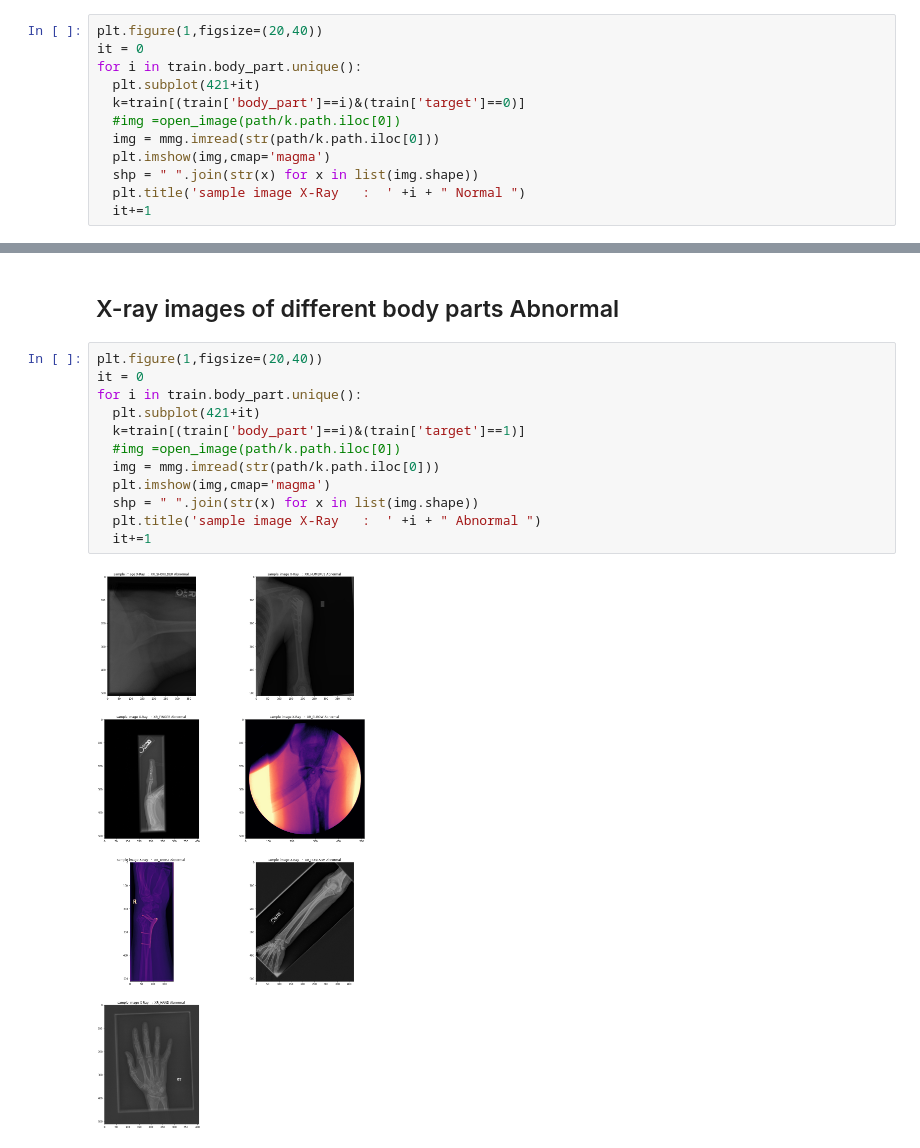
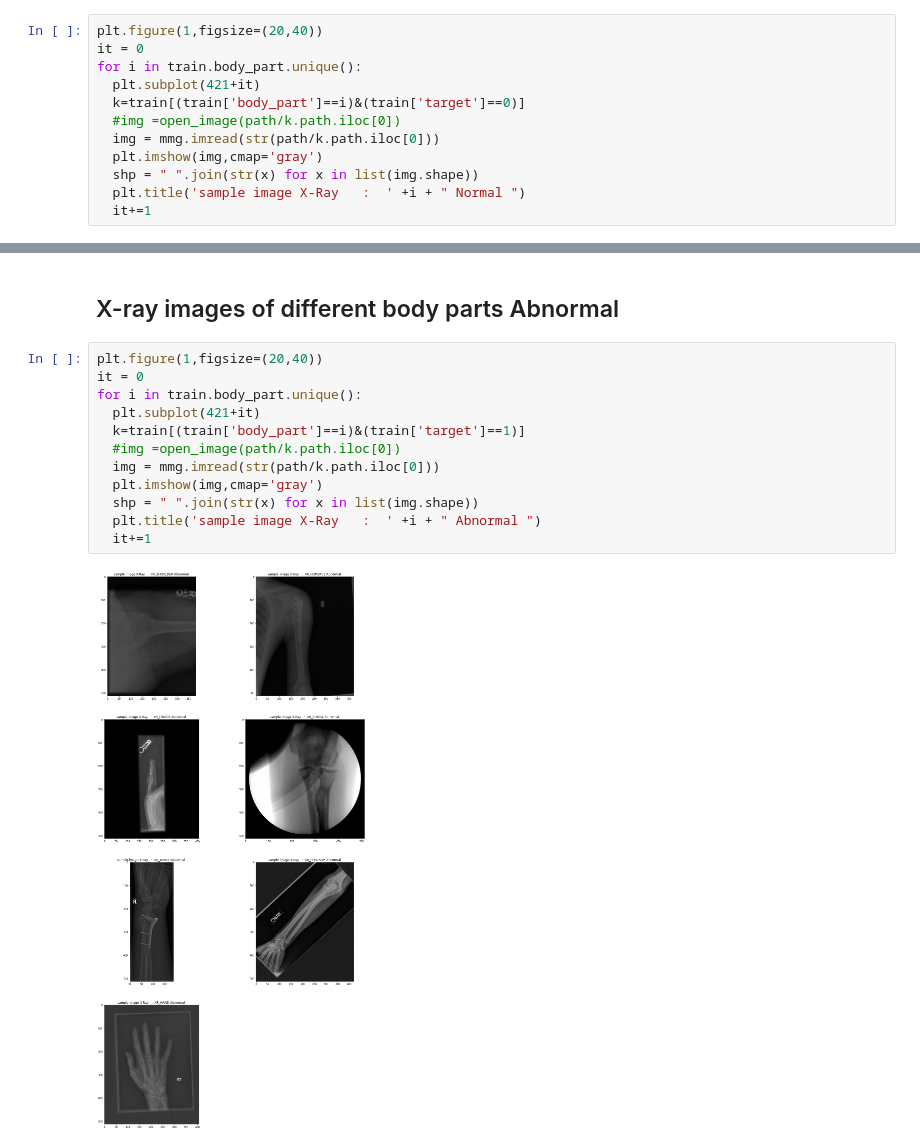
Before and after one commit to shadab4150/Mura-Stanford-Bone-Xray-abnormalities-detection, a Jupyter notebook: file_processing_mura_stanford_bone_abnormalities_kappa.ipynb, the cells around one changed output, grey strips where cells are left out. Cells and saved outputs as stored; diff of their text form.

```diff
--- a/file_processing_mura_stanford_bone_abnormalities_kappa.ipynb
+++ b/file_processing_mura_stanford_bone_abnormalities_kappa.ipynb
@@ -276,7 +276,7 @@ for i in train.body_part.unique():
   k=train[(train['body_part']==i)&(train['target']==0)]
   #img =open_image(path/k.path.iloc[0])
   img = mmg.imread(str(path/k.path.iloc[0]))
-  plt.imshow(img,cmap='magma')
+  plt.imshow(img,cmap='gray')
   shp = " ".join(str(x) for x in list(img.shape))
   plt.title('sample image X-Ray   :  ' +i + " Normal ")
   it+=1
@@ -287,14 +287,14 @@ for i in train.body_part.unique():
 # %%
 plt.figure(1,figsize=(20,40))
 it = 0
 for i in train.body_part.unique():
   plt.subplot(421+it)
   k=train[(train['body_part']==i)&(train['target']==1)]
   #img =open_image(path/k.path.iloc[0])
   img = mmg.imread(str(path/k.path.iloc[0]))
-  plt.imshow(img,cmap='magma')
+  plt.imshow(img,cmap='gray')
   shp = " ".join(str(x) for x in list(img.shape))
   plt.title('sample image X-Ray   :  ' +i + " Abnormal ")
   it+=1
 # %% [output]
-[figure, old version]
+[figure, new version]
```
Also changed, not shown: parts of 1 cell of this notebook.
